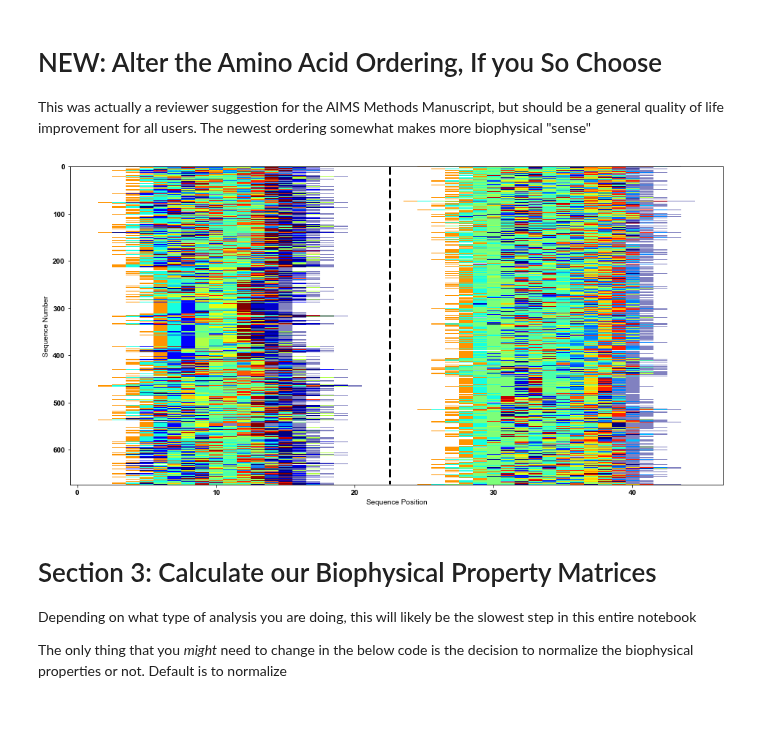
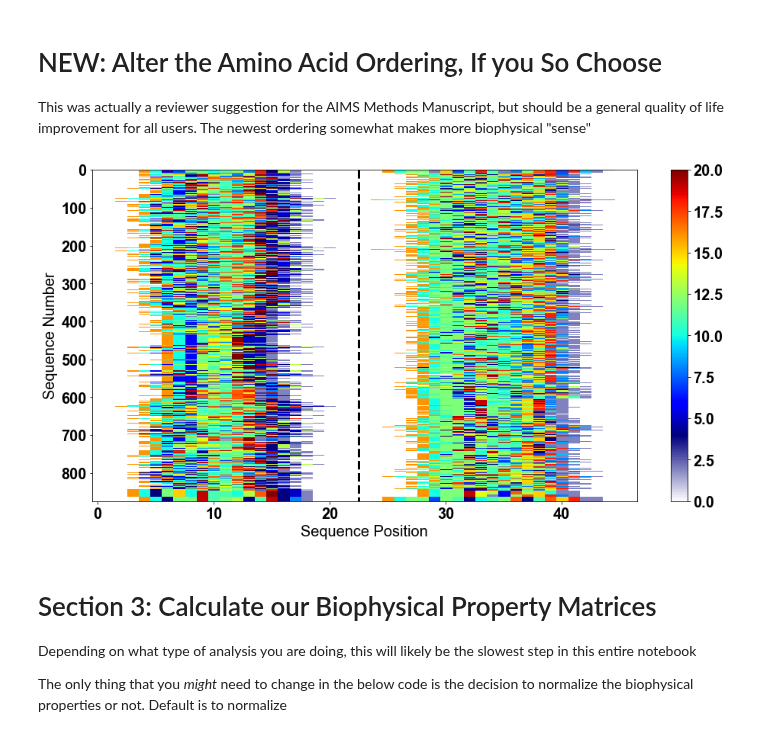
Before and after one commit to ctboughter/AIMS, a Jupyter notebook: AIMS_notebook.ipynb, the cells around one changed output. Drawn from its saved outputs; the diff is of its cells as text; code cells hidden in the pictures.

```diff
--- a/AIMS_notebook.ipynb
+++ b/AIMS_notebook.ipynb
@@ -87,6 +88,7 @@ molecule = 'Ig'
 # Comparing two datasets:
 #fileName = ["siv_tl8.csv","siv_cm9.csv"]
 #datName = ["TL8","CM9"]
+
 # Comparing one dataset:
 fileName = ['vdjdb_seqs_parse.csv']
 datName = ['VDJdb']
@@ -112,7 +114,7 @@ datName = ['VDJdb']
 # If analyzing MSA, keep this defined anyway as a dummy variable. Won't change anything
 num_loop = 2
 # Do you want AIMS to drop duplicate sequences (clonal expansion or otherwise)?
-drop_duplicates = True
+drop_duplicates = False
 
 # If running on a mac, set parallel process to True for a speedup in analysis
 # parallel processing has not yet been tested on other (non macOS) operating systems
@@ -154,7 +156,7 @@ elif molecule.lower() == 'ig':
             compile_index = temp_index
         else:
             seqPRE = pandas.concat([seqPRE,seq_pre],axis=1)
-            compile_index = np.vstack((compile_index,temp_index))
+            compile_index = np.hstack((compile_index.values,temp_index.values))
     seqF = seqPRE
 elif molecule.lower() == 'peptide':
     for i in np.arange(len(fileName)):
@@ -231,35 +233,35 @@ align = 'center'
 # Otherwise keep it defined as 8, again another dummy variable that you need to keep
 pad = 8
 #################################
 
 if molecule.lower() == 'ig':
     seq_MIpre = aims.gen_tcr_matrix(np.array(seqF),AA_key = my_AA_key,key=AA_num_key, giveSize = mat_size, alignment = align, bulge_pad=pad)
 elif molecule.lower() == 'peptide':
     seq_MIpre = aims.gen_tcr_matrix(np.array(seqF),AA_key = my_AA_key,key=AA_num_key, giveSize = mat_size, alignment = align, bulge_pad=pad)
 elif molecule.lower() == 'msa':
     AA_num_key_dash = np.hstack((AA_num_key,[0]))
     seq_MIpre = aims.gen_MSA_matrix(np.array(seqF),AA_key_dash = my_AA_key_dash, key = AA_num_key_dash, giveSize = mat_size)
 
 seq_MIf = pandas.DataFrame(np.transpose(seq_MIpre),columns = seqF.columns)
 
 fig, ax = pl.subplots(1, 1,squeeze=False,figsize=(16,8))
 x = ax[0,0].imshow(np.transpose(seq_MIf), interpolation='nearest', aspect='auto',cmap=cmap)
 ax[0,0].set_ylabel('Sequence Number')
 
 ######
 # It will help to have vertical dashed black lines to guide the viewer
 seq1_len = np.shape(seqF)[1]
 Numclones = int(seq1_len)
 if type(mat_size) != int:
     for i in np.arange(len(mat_size)-1):
         ax[0,0].plot( (mat_size[i] + sum(mat_size[:i]) - 0.5) * np.ones(Numclones),np.arange(Numclones),'k--',linewidth = 3)
 #######
 ax[0,0].set_xlabel('Sequence Position')
 
-#pl.colorbar(x)
+pl.colorbar(x)
 pl.savefig(outputDir+'/AIMS_mat.pdf',format='pdf')
 # %% [output]
-[figure, old version]
+[figure, new version]
 # %% [markdown]
 # Section 3: Calculate our Biophysical Property Matrices
 Depending on what type of analysis you are doing, this will likely be the slowest step in this entire notebook
```
Also changed, not shown: parts of 30 cells of this notebook, 5 other files.
